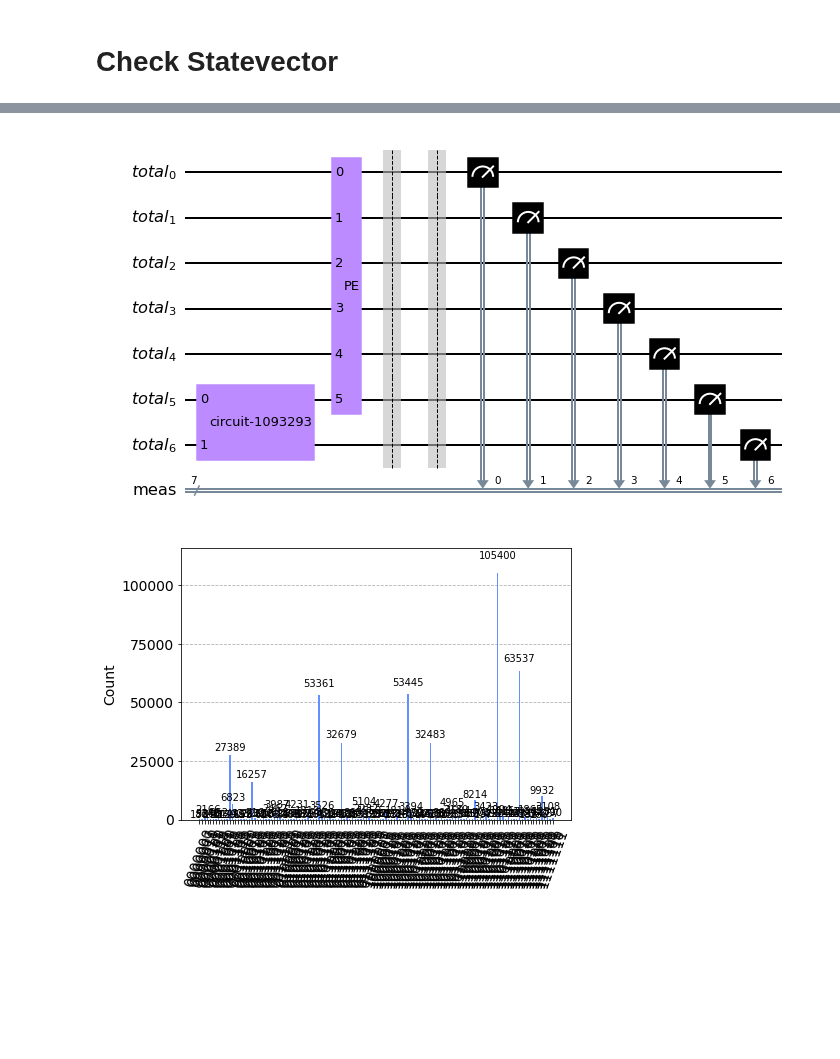
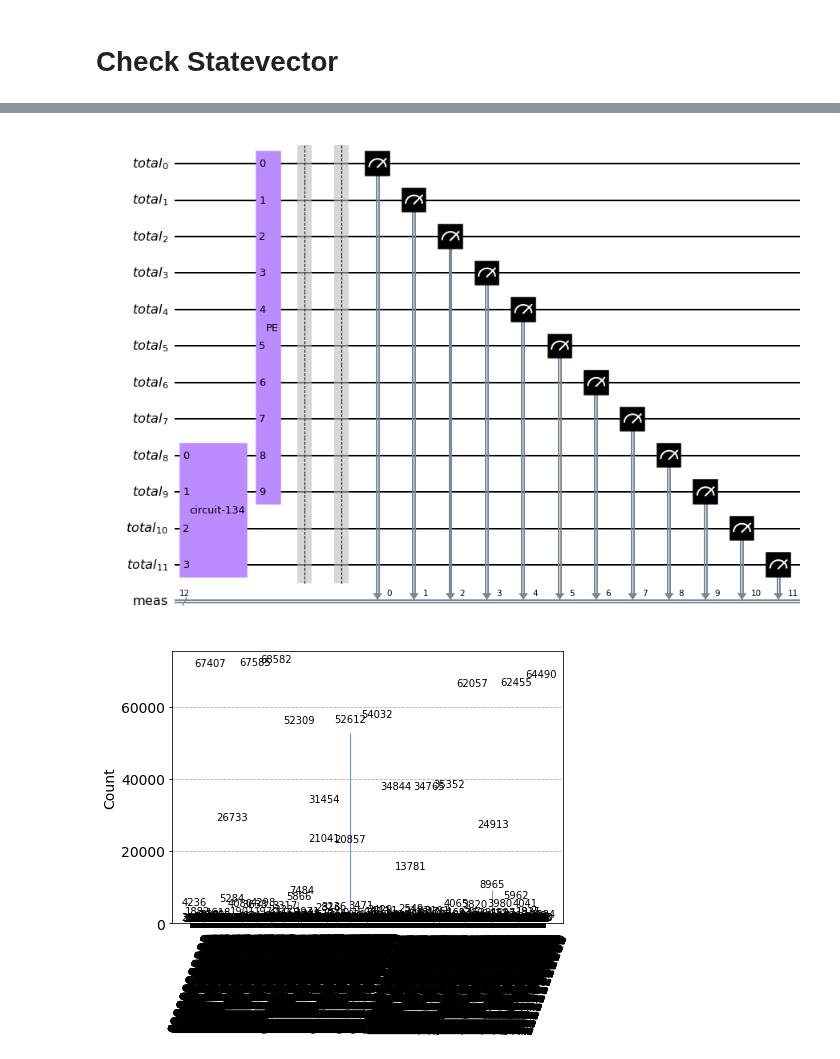
Before and after one commit to PolnareffPark/QuPCA, a Jupyter notebook: new_tomography.ipynb, the cells around one changed output, grey strips where cells are left out. Saved outputs shown, nothing was run; the diff lists cells and outputs as text; code cells hidden in the pictures; blank space fills up the shorter version.

```diff
--- a/new_tomography.ipynb
+++ b/new_tomography.ipynb
@@ -24,13 +24,16 @@ from qiskit.circuit.library.data_preparation.state_preparation import *
 # 12 con 4x4 matrix e risoluzione 7
 #500  4x4 cambiando autovalori.
 #4524
-np.random.seed(9329)
+#8908
+#4747 res 8
+#6752
+np.random.seed(500)
 
-example_matrix=np.random.rand(2,2)
+example_matrix=np.random.rand(4,4)
 
 
 example_matrix=np.dot(example_matrix,example_matrix.T)
-
+#example_matrix=np.array([[1.5,0.5],[0.5,1.5]])
 sum_squares = (example_matrix**2).sum()
 input_probabilities = (example_matrix**2/sum_squares).flatten()
 
@@ -57,7 +70,8 @@ example_matrix1,np.linalg.eig(example_matrix1)
 # %%
 eig,e_v=np.linalg.eig(example_matrix1)
-#b=np.array([.55,.45])
-b=np.array([.6,.3,.07,0.03])
+#b=np.array([3,1])
+#b=np.array([.6,.3,.07,0.03])
+b=np.array([.7,.2,.06,0.04])
 BB = e_v@np.diag(b)@e_v.T
 BB, np.linalg.eig(BB)
 example_matrix2=BB
@@ -168,7 +182,7 @@ def generate_qram_circuit(thetas, all_combinations):
             qc.append(c_ry, c_t_qubits)
     return qc
 # %%
-thetas, all_combinations = thetas_computation(example_matrix1)
+thetas, all_combinations = thetas_computation(example_matrix2)
 matrix_circuit = generate_qram_circuit(thetas, all_combinations)
 matrix_circuit.draw()
 # %% [output]
@@ -196,8 +245,8 @@ job.result().get_counts()
 # %%
 #Unitary for PE
-resolution = 6
+resolution = 8
 unitary_backend = Aer.get_backend("unitary_simulator")
-u_circuit = NumPyMatrix(example_matrix1, evolution_time=2*np.pi)
+u_circuit = NumPyMatrix(example_matrix2, evolution_time=2*np.pi)
 unitary_job = unitary_backend.run(transpile(u_circuit, backend=unitary_backend))
 unitary_job.result().get_unitary()
 # %% [output]
@@ -257,15 +312,15 @@ total_circuit.barrier()
 total_circuit.measure_all()
 total_circuit.draw("mpl")
 # %% [output]
-[figure, old version]
+[figure, new version]
 # %%
-n_shots=500000
+n_shots=1000000
 backend_total = Aer.get_backend("qasm_simulator")
 job = backend_total.run(transpile(total_circuit, backend=backend_total), shots=n_shots)
 counts = job.result().get_counts()
 plot_histogram(counts)
 # %% [output]
-[figure, old version]
+[figure, new version]
 # %%
 for i in counts:
     counts[i]/=n_shots
```
Also changed, not shown: parts of 37 cells of this notebook.
